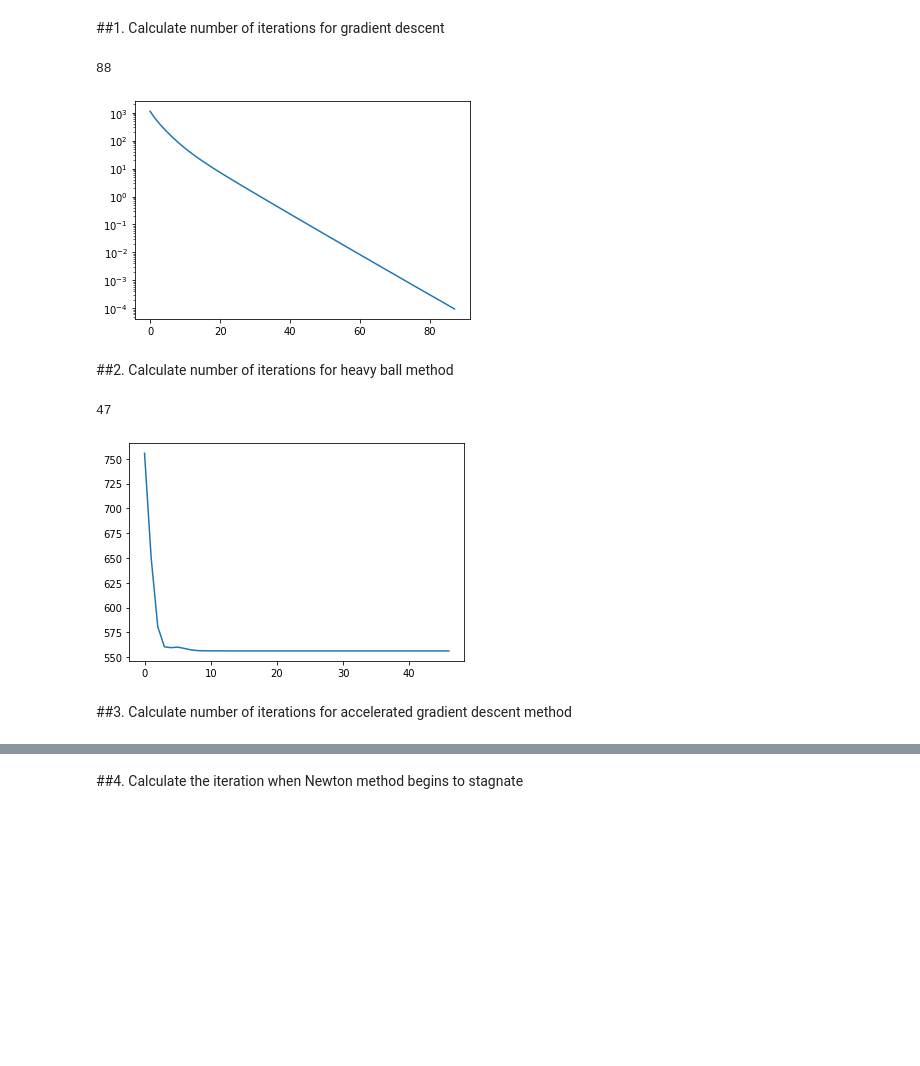
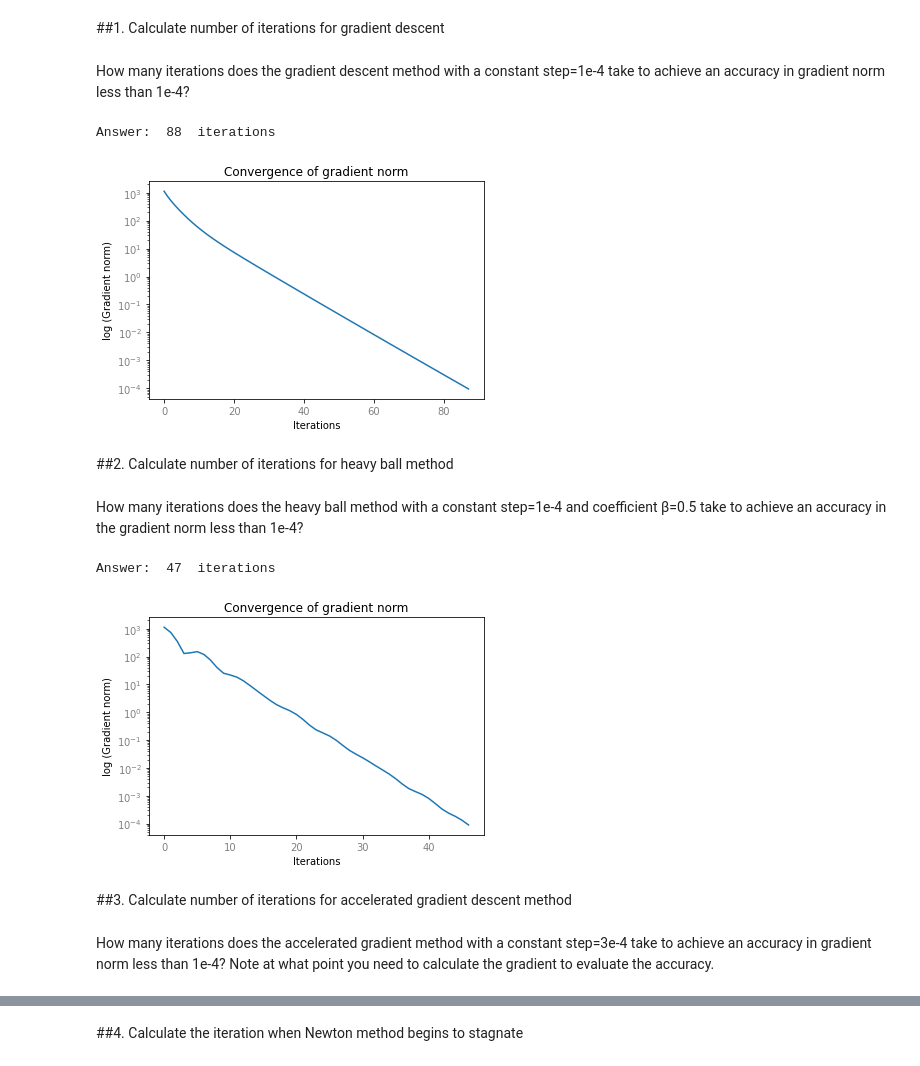
Before and after one commit to KonstantinBurkin/Math_for_DS_exam, a Jupyter notebook: math_for_DS_exam.ipynb, the cells around one changed output, grey strips where cells are left out. Saved outputs shown, nothing was run; the diff lists cells and outputs as text; code cells hidden in the pictures; blank space fills up the shorter version.

Commit message:
Make beautiful for presentation - make beautiful graphs - translated everything to English - included conditions of the problems

```diff
--- a/math_for_DS_exam.ipynb
+++ b/math_for_DS_exam.ipynb
@@ -37,38 +45,47 @@ gradf = jax.grad(f)
 # %% [markdown]
 ##1. Calculate number of iterations for gradient descent
+# %% [markdown]
+How many iterations does the gradient descent method with a constant step=1e-4 take to achieve an accuracy in gradient norm less than 1e-4?
 # %%
-# 1. Количество итераций
-
 def grad_descent(f, grad, x0, num_iter, eps, alpha):
     x = x0.copy()
     conv = [x]
     norm_gd = []
     for i in range(num_iter):
         h = -grad(x)
         norm_gd.append(np.linalg.norm(h))
         if jnp.linalg.norm(h) < eps:
             break
         x = x + alpha * h
         conv.append(x)
     return x, conv, i, norm_gd
 
 x_gd, conv_gd, i_gd, norm_gd = grad_descent(f, gradf, x0, num_iter, eps, alpha)
-print("Ответ: ",i_gd+1)             # +1 тк отсчет с 0
-plt.semilogy([x for x in norm_gd]); plt.show()  # уменьшение нормы градиента функции
+print("Answer: ",i_gd+1, " iterations\n")             # +1 b/c count from 0
+
+# plot the convergence of gradient norm
+plt.semilogy([x for x in norm_gd])
+plt.title("Convergence of gradient norm")
+plt.xlabel('Iterations')
+plt.ylabel('log (Gradient norm)')
+plt.yticks(color='grey'); plt.xticks(color='grey')
+plt.show()
 # %% [output]
-88
+Answer:  88  iterations
-[figure, old version]
+[figure, new version]
 # %% [markdown]
 ##2. Calculate number of iterations for heavy ball method
+# %% [markdown]
+How many iterations does the heavy ball method with a constant step=1e-4 and coefficient β=0.5 take to achieve an accuracy in the gradient norm less than 1e-4?
 # %%
-# 2. Метод тяжелого шарика
-
 def heavy_ball(f, grad, x0, num_iter, eps, alpha, beta):
     x = x0.copy()
     conv = [x.copy()]
     prev_x = None
+    norm_hb = []
     for i in range(num_iter):
         h = -grad(x)
+        norm_hb.append(np.linalg.norm(h))
         if jax.numpy.linalg.norm(h) < eps:
           break
         if prev_x is None:
@@ -77,14 +94,23 @@ def heavy_ball(f, grad, x0, num_iter, eps, alpha, beta):
         else:
             x, prev_x = x + alpha * h + beta * (x - prev_x), x
         conv.append(x.copy())
-    return x, conv, i
+    return x, conv, i, norm_hb
 
-x_star, conv_gd, i = heavy_ball(f, gradf, x0, num_iter, eps, alpha, beta=0.5)
-print("Ответ: ",i+1)              # +1 тк отсчет с 0
-plt.plot([f(x) for x in conv_gd]); plt.show()
+x, conv_hb, i, norm_hb = heavy_ball(f, gradf, x0, num_iter, eps, alpha, beta=0.5)
+print("Answer: ",i+1, " iterations\n")              # +1 b/c count from 0
+
+# plot the convergence of gradient norm
+plt.semilogy([x for x in norm_hb])
+plt.title("Convergence of gradient norm")
+plt.xlabel('Iterations')
+plt.ylabel('log (Gradient norm)')
+plt.yticks(color='grey'); plt.xticks(color='grey')
+plt.show()
 # %% [output]
-47
+Answer:  47  iterations
-[figure, old version]
+[figure, new version]
 # %% [markdown]
 ##3. Calculate number of iterations for accelerated gradient descent method
+# %% [markdown]
+How many iterations does the accelerated gradient method with a constant step=3e-4 take to achieve an accuracy in gradient norm less than 1e-4? Note at what point you need to calculate the gradient to evaluate the accuracy.
 # %%
```
Also changed, not shown: parts of 10 cells of this notebook.
